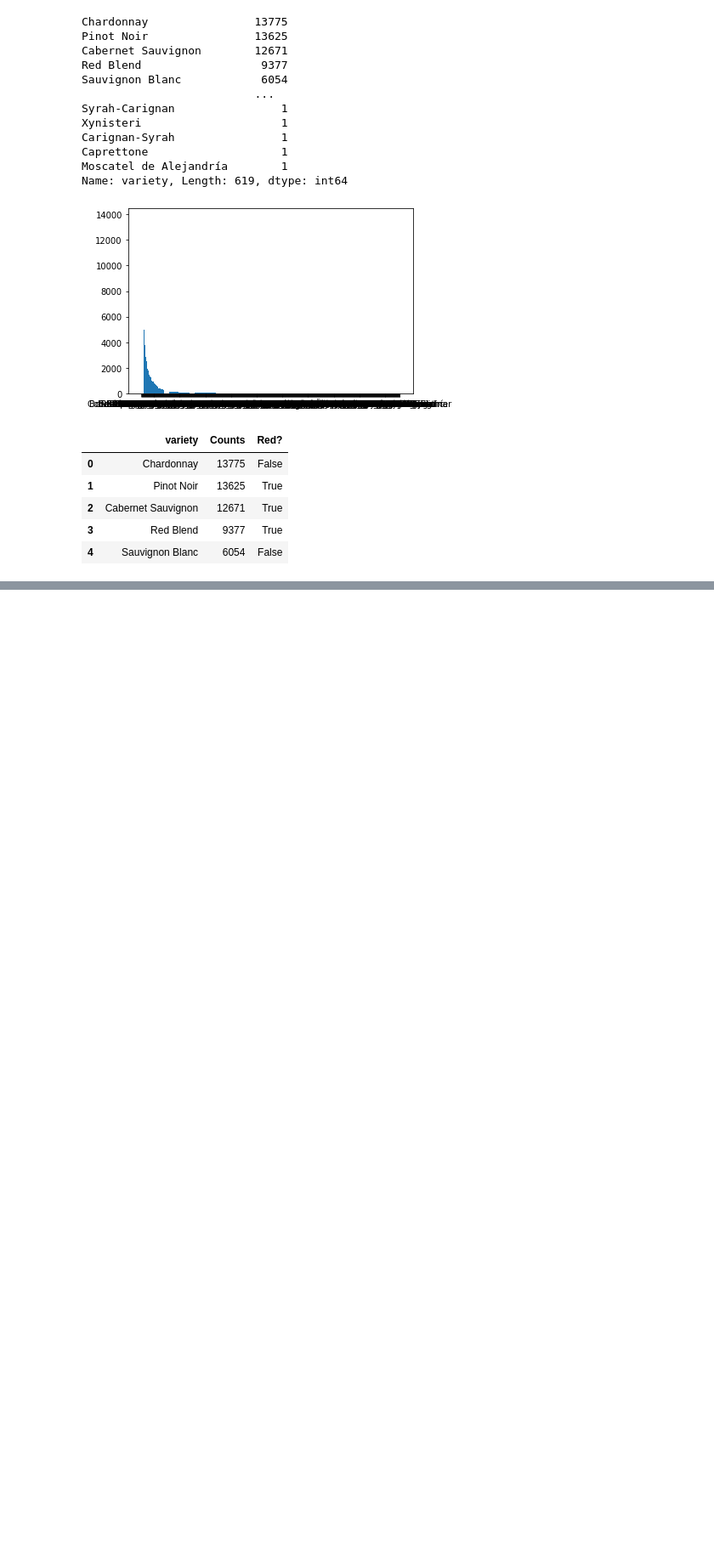
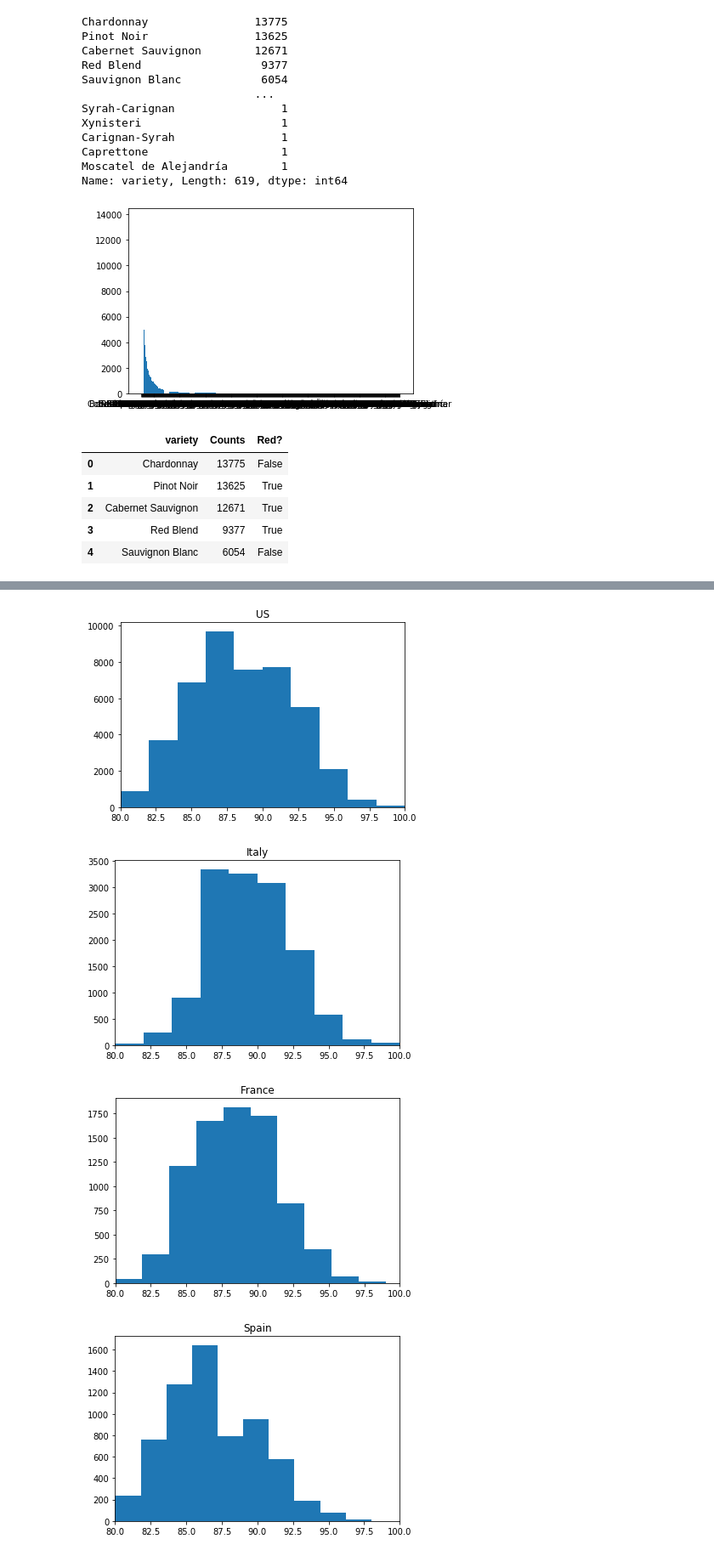
Before and after one commit to 06S197GT/SMU-Project-1, a Jupyter notebook: WineAnalysis.ipynb, the cells around one changed output, grey strips where cells are left out. Shown at 85% size. Cells and saved outputs as stored; diff of their text form; code cells hidden in the pictures; blank space fills up the shorter version.

Commit message:
plots and t-test and regression

```diff
--- a/WineAnalysis.ipynb
+++ b/WineAnalysis.ipynb
@@ -139,3 +139,5 @@ wine_df.head()
 | 2 | US | Mac Watson honors the memory of a... | Special Selected Late Harvest | 96 | 90.0 | California | Knights Valley | Sonoma | Sauvignon Blanc | Macauley | ... |
 | 3 | US | This spent 20 months in 30% new F... | Reserve | 96 | 65.0 | Oregon | Willamette Valley | Willamette Valley | Pinot Noir | Ponzi | ... |
 | 4 | Spain | Deep, dense and pure from the ope... | Numanthia | 95 | 73.0 | Northern Spain | Toro | NaN | Tinta de Toro | Numanthia | ... |
+# %%
+wine_df['Still_Red'] = wine_df['Red?'].astype(int)
@@ -141,0 +160,4 @@ wine_df.head()
+# %%
+mask_red = wine_df.Still_Red == 1
+wine_red = wine_df.loc[mask_red]
+wine_red.country.value_counts()
@@ -141,0 +182,14 @@ wine_df.head()
+# %%
+for country in wine_red.country.value_counts().index[0:12]:
+    mask6 = wine_red.country == country
+    red_wine = wine_red.loc[mask6]
+
+    plt.hist(red_wine.points, bins = 10)
+    plt.xlim(80,100)
+    plt.title(country)
+    plt.show()
+# %% [output]
+[figure, added]
+[figure, added]
+[figure, added]
+[figure, added]
```
Also changed, not shown: parts of 67 cells of this notebook.
